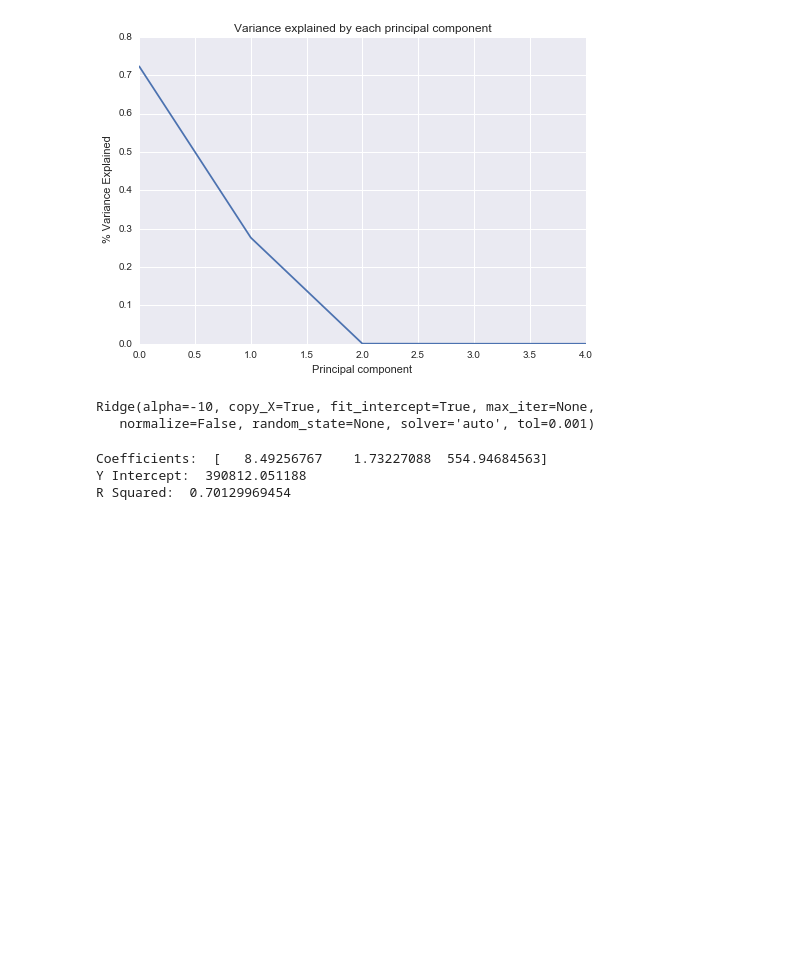
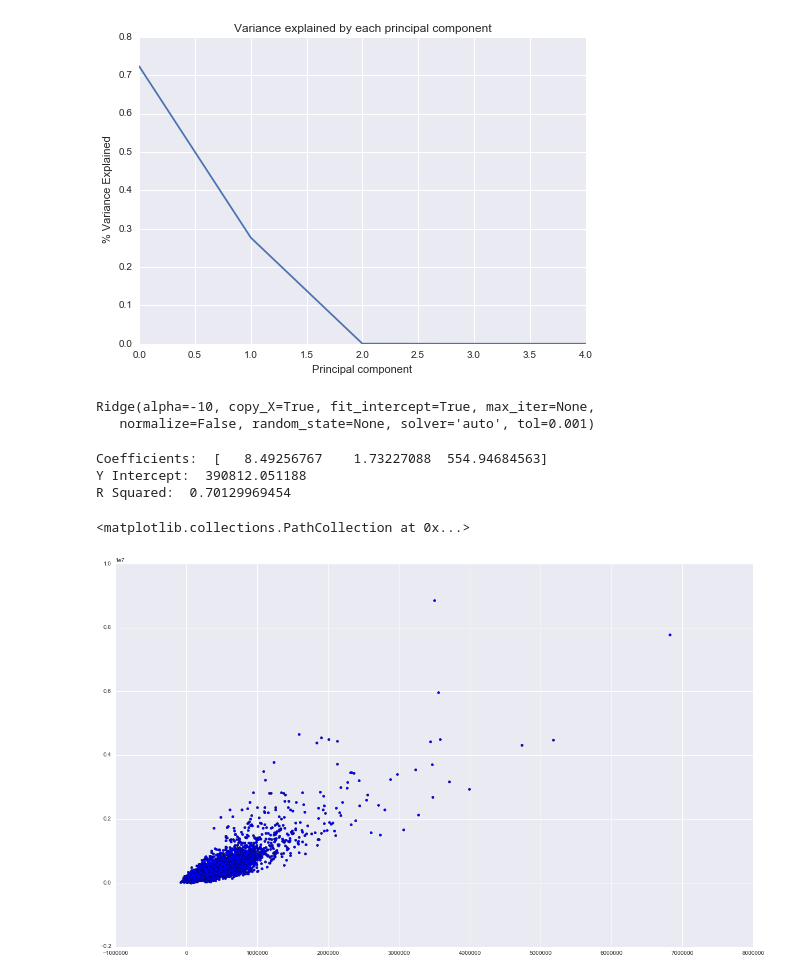
Before and after one commit to aaharrison/Realtor, a Jupyter notebook: Realtor Predictor.ipynb, the cells around one changed output. Cells and saved outputs as stored; diff of their text form; code cells hidden in the pictures; blank space fills up the shorter version.

```diff
--- a/Realtor Predictor.ipynb
+++ b/Realtor Predictor.ipynb
@@ -774,3 +774,9 @@ print("R Squared: ", lm.score(X_pca,y1))
 Coefficients:  [   8.49256767    1.73227088  554.94684563]
 Y Intercept:  390812.051188
 R Squared:  0.70129969454
+# %%
+plt.figure(figsize = (20,12))
+plt.scatter(x = lm.predict(X_pca).tolist(), y = y1.tolist())
+# %% [output]
+<matplotlib.collections.PathCollection at 0x...>
+[figure, added]
```
